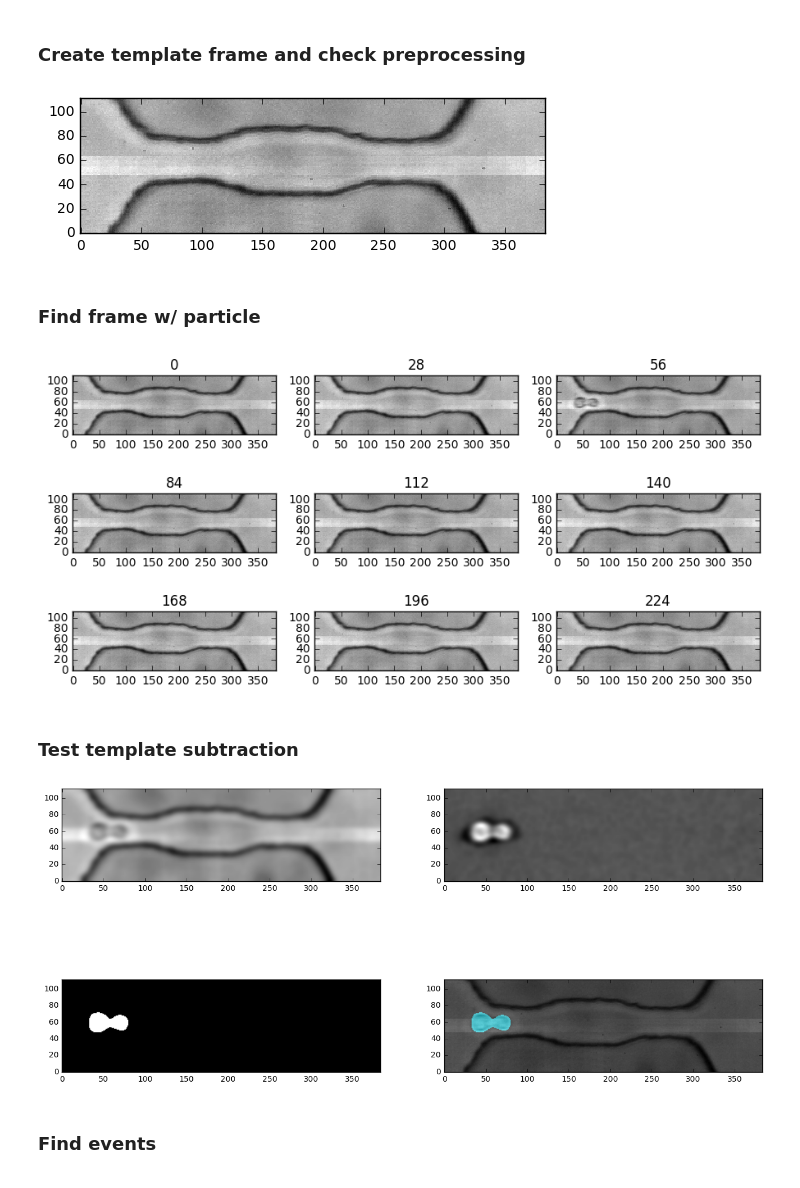
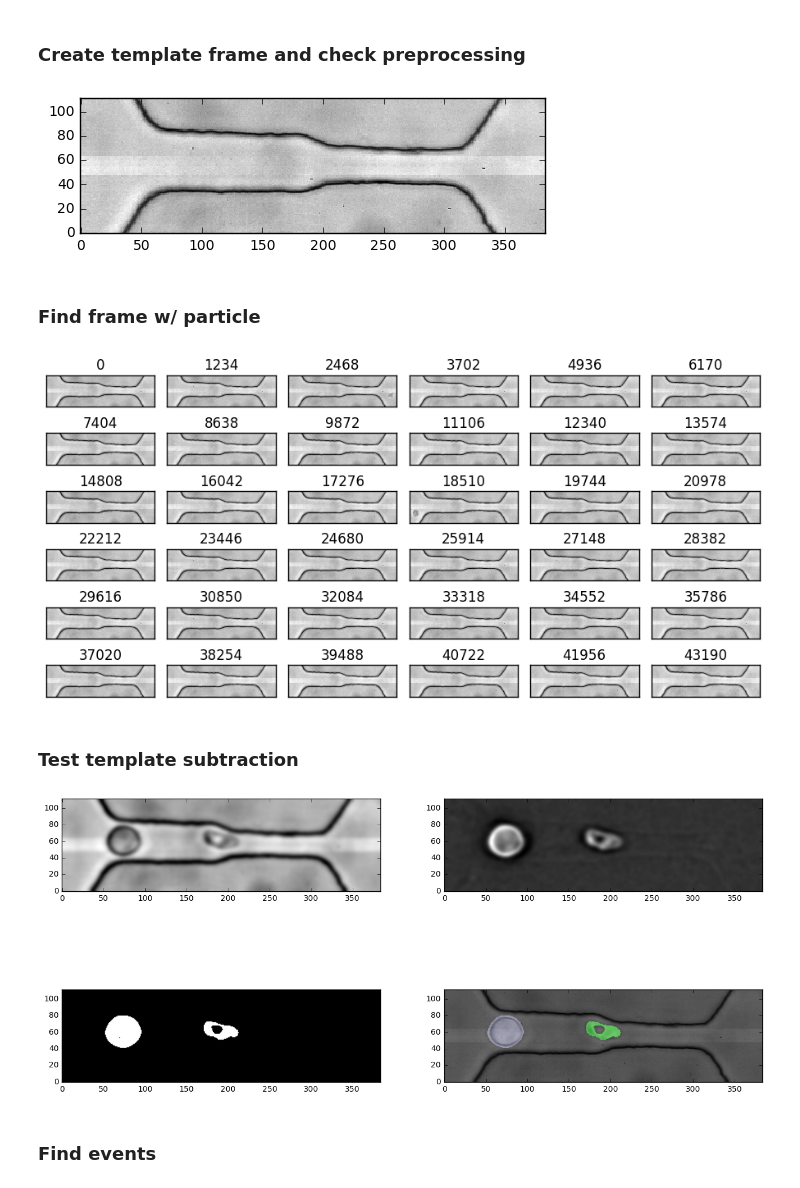
Before and after one commit to tphinkle/pore_stats, a Jupyter notebook: notebooks/oi_event_detection.ipynb, the cells around one changed output. Drawn from its saved outputs; the diff is of its cells as text; code cells hidden in the pictures.

```diff
--- a/notebooks/oi_event_detection.ipynb
+++ b/notebooks/oi_event_detection.ipynb
@@ -26,9 +26,9 @@ from IPython.display import HTML
 # %%
 # Define file path
 data_base_path = '/home/prestonh/Desktop/Research/cancer_cells/data'
-date = '/10-10-2017'
-particle_type = '/HCT-116_1'
-channel_type = '/10-20-10_1'
+date = '/11-30-2017'
+particle_type = '/293-T_0'
+channel_type = '/20-10x150_2'
 file_index = '0'
 file_path = data_base_path + date + particle_type + channel_type + '/oi/bin/test_camera_' + file_index
 
@@ -71,23 +71,24 @@ template_frame = oi_vid.get_frame(template_index)
 
 plot_frame(template_frame)
 # %% [output]
-[figure, old version]
+[figure, new version]
 # %% [markdown]
 ### Find frame w/ particle
 # %%
-
-step = 28
-fig, axes = plt.subplots(3,3,figsize = (9,4.5))
-for i in range(9):
+step = 1234
+fig, axes = plt.subplots(6,6,figsize = (9,4.5))
+for i in range(36):
     frame = oi_vid.get_frame(i*step)
 
-    plt.sca(axes[i/3,i%3])
+    plt.sca(axes[i/6,i%6])
     plt.imshow(frame, cmap = 'gray', origin = 'lower')
 
     plt.title(str(i*step))
+    plt.xticks([])
+    plt.yticks([])
 
 fig.tight_layout()
 
 plt.show()
 # %% [output]
-[figure, old version]
+[figure, new version]
@@ -96,15 +134,15 @@ plt.show()
 # %%
 reload(oi)
 
-index = 56
-template_index = 1000
+
+index = 100
 
 
 # Parameters
-threshold_difference = .035#.035
-cluster_threshold = 50
+threshold_difference = .06#.035
+cluster_threshold = 200
 blur = True
-blur_kernel = (15,15)
+blur_kernel = (11,11)
 diag = True
 connect = True
 connect_threshold = 25
@@ -128,12 +166,17 @@ elif negative_direction == 'pos':
     neg_frame *= -1
 
 
-clusters = oi.find_clusters_percentage_based(frame, template_frame, threshold_difference = threshold_difference,\
-                                             cluster_threshold = cluster_threshold, diag = diag, connect = connect, connect_threshold = connect_threshold, negative_direction = negative_direction)
+clusters = oi.find_clusters_skimage(frame, template_frame, threshold_difference = threshold_difference,\
+                                             cluster_threshold = cluster_threshold, diag = diag, negative_direction = negative_direction)
+
+
+
+
+
+
 temp_neg_frame = np.copy(neg_frame)
 temp_neg_frame[temp_neg_frame > threshold_difference] = 1
 temp_neg_frame[temp_neg_frame <= threshold_difference] = 0
-
 
 
 
@@ -168,7 +211,7 @@ plt.imshow(color_frame, alpha = 0.55, origin = 'lower')
 
 plt.show()
 # %% [output]
-[figure, old version]
+[figure, new version]
 # %% [markdown]
 ### Find events
 # %%
```
Also changed, not shown: parts of 11 cells of this notebook, 4 other files.
